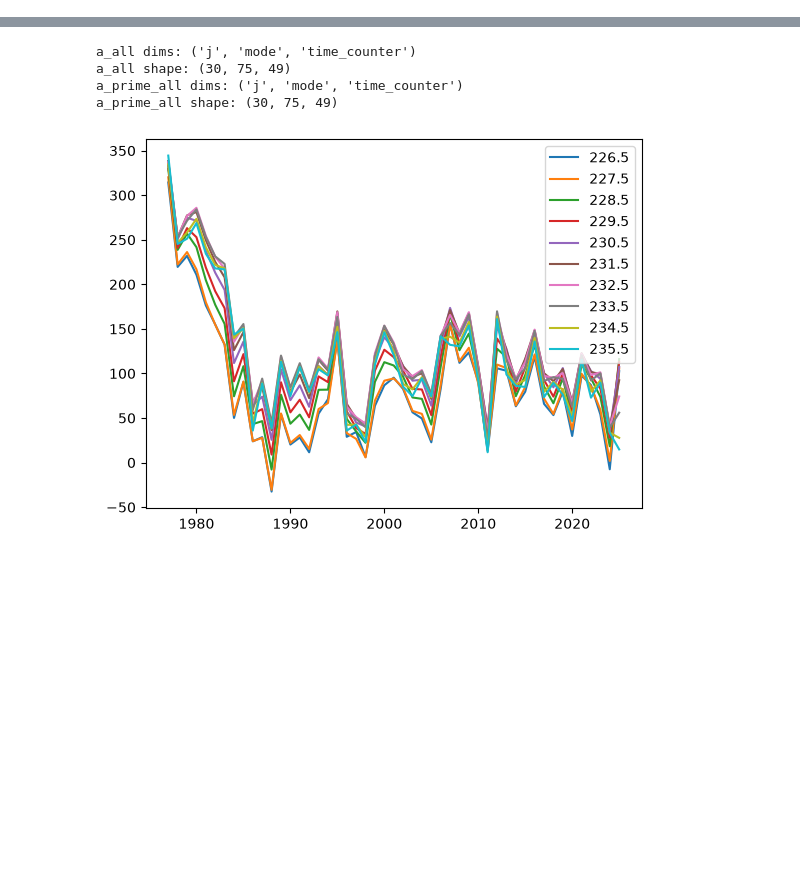
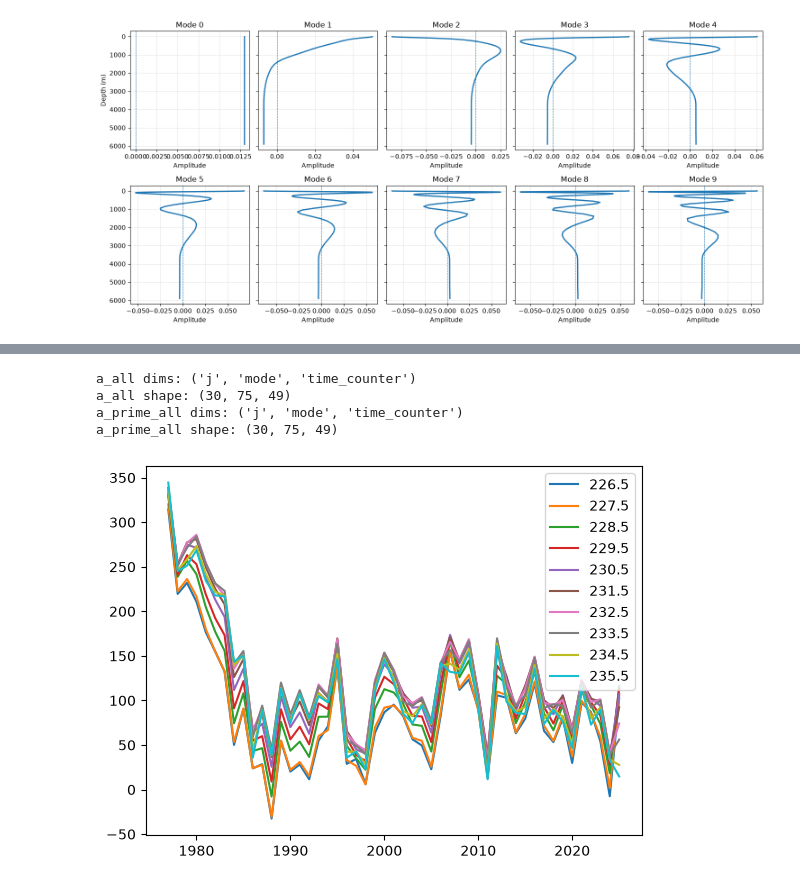
Before and after one commit to hanna-and/StreamfunctionPerturbations, a Jupyter notebook: get_rapid_data.ipynb, the cells around one changed output, grey strips where cells are left out. Cells and saved outputs as stored; diff of their text form; code cells hidden in the pictures; blank space fills up the shorter version.

Commit message:
forming and projecting onto cumalative vertical modes

```diff
--- a/get_rapid_data.ipynb
+++ b/get_rapid_data.ipynb
@@ -105,7 +109,7 @@ nemo_y = NEMODataTree.from_datasets(datasets=datasets_y, iperio=True, nftype="F"
 ###
 # reading data #
 ###
-ds_psi = xr.open_dataset("Psij_scaled.nc")
+ds_psi = xr.open_dataset("Psij_monthly_130_280_10.nc")
 Psi = ds_psi["integral_ik(vo)"]
 
 # calculating normal modes
@@ -128,11 +160,17 @@ N2_clean[bad] = N2_min
 # calculate normal modes
 eigenvals, eigenvecs, B = solve_vertical_modes(N2_clean, z)
 eigenvecs_xr = xr.DataArray(eigenvecs, dims=("k", "mode"),
-    coords={"k": Psi.depthv, "mode": np.arange(1, eigenvecs.shape[1] + 1)}, name="normal_modes")
+    coords={"k": np.arange(1, eigenvecs.shape[0] + 1), "mode": np.arange(1, eigenvecs.shape[1] + 1), "depthv": ("k", Psi.depthv.values)},
+    name="normal_modes")
 eigvecs_T_xr = xr.DataArray(eigenvecs.T, dims=("mode", "k"),
-    coords={"mode": np.arange(1, eigenvecs.shape[1] + 1), "k": Psi.depthv,}, name="normal_modes_T")
+    coords={"mode": np.arange(1, eigenvecs.shape[1] + 1), "k": np.arange(1, eigenvecs.shape[0] + 1), "depthv": ("k", Psi.depthv.values)},
+    name="normal_modes_T")
 B_xr = xr.DataArray(B, dims=("k", "k2"),
-    coords={"k": Psi.depthv, "k2": Psi.depthv}, name="weight_matrix")
+                    coords={"k": np.arange(1, eigenvecs.shape[0] + 1), "k2": np.arange(1, eigenvecs.shape[0] + 1)},
+                    name="weight_matrix")
+w_xr = xr.DataArray(np.diag(B), dims="k",
+    coords={"k": np.arange(1, eigenvecs.shape[0] + 1)}, name="quadrature_weights")
+
 
 # plotting
 fig, axes = plt.subplots(2, 5, figsize=(15, 7), sharey=True)
@@ -153,4 +191,82 @@ axes[0].invert_yaxis()
 
 plt.tight_layout()
 plt.show()
+
+###
+# cumalative vertical integral #
+###
+
+integrated_modes = integrate.cumulative_trapezoid(eigenvecs, z, axis=0, initial=0.0)
+
+# plotting
+fig, axes = plt.subplots(2, 5, figsize=(15, 7), sharey=True)
+axes = axes.flatten()
+for i, ax in enumerate(axes):
+    ax.plot(integrated_modes[:, i], z, linewidth=2)
+    ax.axvline(0, linestyle='--', linewidth=0.8)
+
+    ax.set_title(f'Mode {i}')
+    ax.set_xlabel('Amplitude')
+    ax.grid(True, alpha=0.3)
+
+# Depth only needs to be labelled on the first subplot
+axes[0].set_ylabel('Depth (m)')
+
+# If depth increases downward:
+axes[0].invert_yaxis()
+
+plt.tight_layout()
+plt.show()
+
+
+cum_eigvecs_T_xr = xr.DataArray(integrated_modes, dims=("k", "mode"),
+    coords={"k": np.arange(1, eigenvecs.shape[0] + 1), "mode": np.arange(1, eigenvecs.shape[1] + 1), "depthv": ("k", Psi.depthv.values)},
+    name="cumalative_normal_modes")
+cum_eigenvecs_T_xr = xr.DataArray(integrated_modes.T, dims=("mode", "k"),
+    coords={"mode": np.arange(1, eigenvecs.shape[1] + 1), "k": np.arange(1, eigenvecs.shape[0] + 1), "depthv": ("k", Psi.depthv.values)},
+    name="cumalative_normal_modes_T")
+
+# integrated_modes2 = integrate.cumulative_simpson(eigenvecs, x=z, axis=0, initial=0.0)
+
+# # plotting
+# fig, axes = plt.subplots(2, 5, figsize=(15, 7), sharey=True)
+# axes = axes.flatten()
+# for i, ax in enumerate(axes):
+#     ax.plot(integrated_modes2[:, i], z, linewidth=2)
+#     ax.axvline(0, linestyle='--', linewidth=0.8)
+
+#     ax.set_title(f'Mode {i}')
+#     ax.set_xlabel('Amplitude')
+#     ax.grid(True, alpha=0.3)
+
+# # Depth only needs to be labelled on the first subplot
+# axes[0].set_ylabel('Depth (m)')
+
+# # If depth increases downward:
+# axes[0].invert_yaxis()
+
+# plt.tight_layout()
+# plt.show()
+
+# # plotting
+# fig, axes = plt.subplots(2, 5, figsize=(15, 7), sharey=True)
+# axes = axes.flatten()
+# for i, ax in enumerate(axes):
+#     ax.plot(eigenvecs[:, i] - integrated_modes[:, i], z, linewidth=2, label="1")
+#     ax.plot(eigenvecs[:, i] - integrated_modes2[:, i], z, linewidth=2, label="2")
+#     ax.axvline(0, linestyle='--', linewidth=0.8)
+
+#     ax.set_title(f'Mode {i}')
+#     ax.set_xlabel('Amplitude')
+#     ax.legend()
+#     ax.grid(True, alpha=0.3)
+
+# # Depth only needs to be labelled on the first subplot
+# axes[0].set_ylabel('Depth (m)')
+
+# # If depth increases downward:
+# axes[0].invert_yaxis()
+
+# plt.tight_layout()
+# plt.show()
 # %% [output]
@@ -157,0 +273 @@ Error:
+[figure, added]
```
Also changed, not shown: parts of 6 cells of this notebook, 1 other file.
